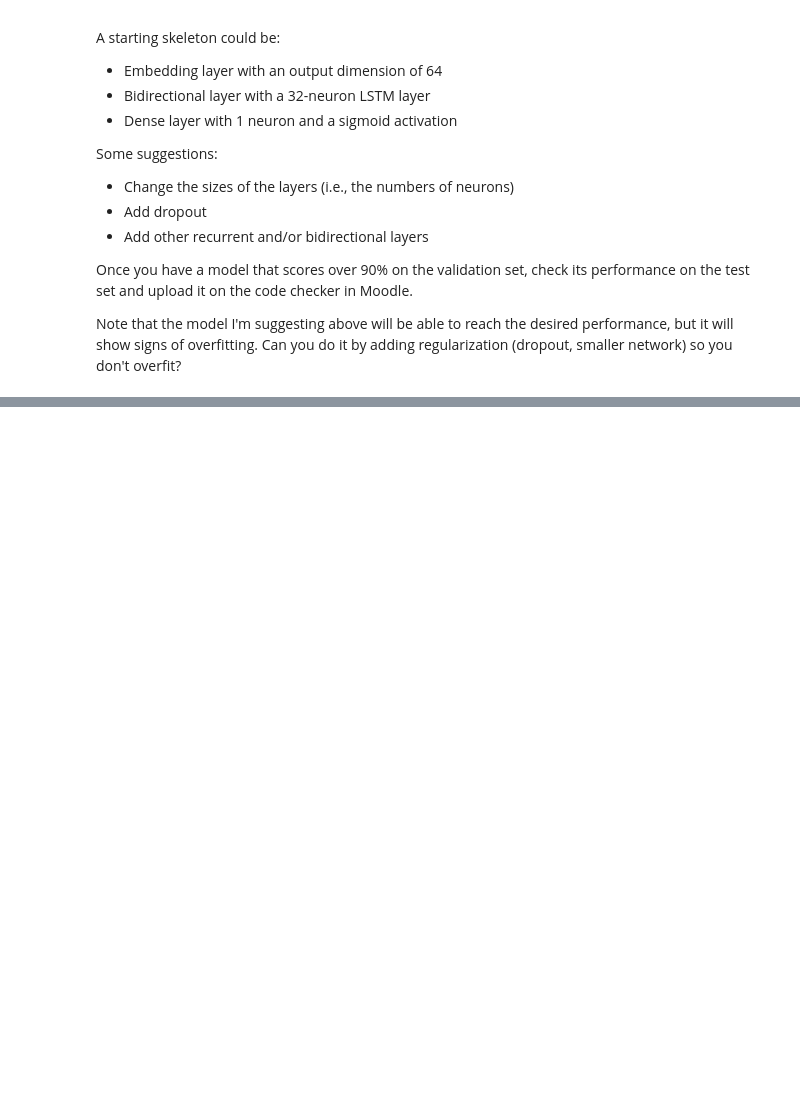
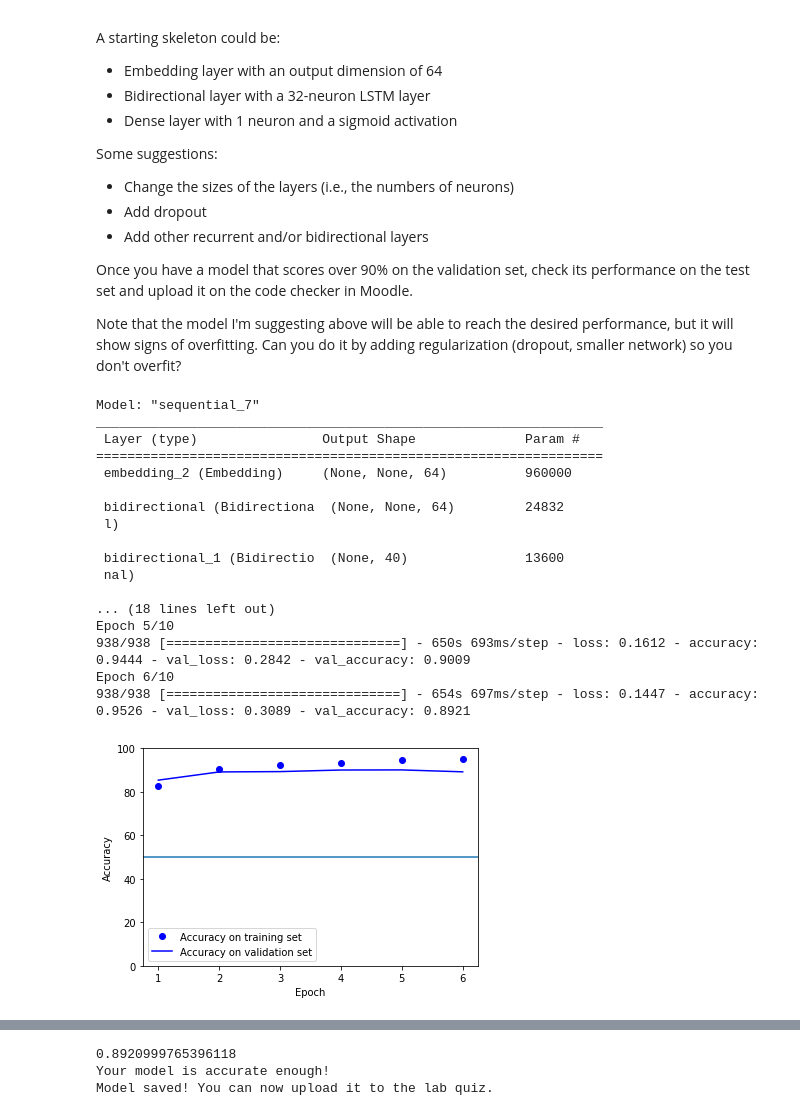
Before and after one commit to Shrutikapedamkar/CE888, a Jupyter notebook: lab8/rnn.ipynb, the cells around one changed output, grey strips where cells are left out. Saved outputs shown, nothing was run; the diff lists cells and outputs as text; code cells hidden in the pictures; blank space fills up the shorter version.

```diff
--- a/lab8/rnn.ipynb
+++ b/lab8/rnn.ipynb
@@ -744,23 +765,46 @@ Note that the model I'm suggesting above will be able to reach the desired perfo
 # %%
 n_ = 10  # number of epochs. You can edit this
 
 model = models.Sequential()
 # YOUR CODE HERE!
 
-
+model.add(layers.Embedding(max_features, 64))
+model.add(layers.Bidirectional(layers.LSTM(32, return_sequences=True)))
+model.add(layers.Bidirectional(layers.LSTM(20)))
+model.add(layers.Dropout(0.5))
+model.add(layers.Dense(1, activation="sigmoid"))
 # I DON'T RECOMMEND THAT YOU CHANGE CODE AFTER THIS POINT
 model.compile(optimizer="rmsprop", loss="binary_crossentropy", metrics=["accuracy"])
 
 print(model.summary())
 
 # This model will take a long time to train, so we add an early stopping criterion
 # I've also added a ModelCheckpoint that will save the best model according to val_accuracy regardless of whether we continue training
 callbacks = [EarlyStopping(monitor='val_accuracy', patience=1),
              ModelCheckpoint("model.keras", save_best_only=True, monitor="val_accuracy", mode='max')]
 
 history = model.fit(x_train, y_train, batch_size=batch_size, epochs=n_,
                     validation_data=(x_val, y_val),
                     callbacks=callbacks)
 plot_hist_classif(history)
 model = keras.models.load_model("model.keras")
 print('Test Accuracy = %.2f' % model.evaluate(x_test, y_test)[1])
+# %% [output]
+Model: "sequential_7"
+_________________________________________________________________
+ Layer (type)                Output Shape              Param #
+=================================================================
+ embedding_2 (Embedding)     (None, None, 64)          960000
+
+ bidirectional (Bidirectiona  (None, None, 64)         24832
+ l)
+
+ bidirectional_1 (Bidirectio  (None, 40)               13600
+ nal)
+
+... (18 lines left out)
+Epoch 5/10
+938/938 [==============================] - 650s 693ms/step - loss: 0.1612 - accuracy: 0.9444 - val_loss: 0.2842 - val_accuracy: 0.9009
+Epoch 6/10
+938/938 [==============================] - 654s 697ms/step - loss: 0.1447 - accuracy: 0.9526 - val_loss: 0.3089 - val_accuracy: 0.8921
+[figure, added]
@@ -767,13 +813,16 @@ print('Test Accuracy = %.2f' % model.evaluate(x_test, y_test)[1])
 # %%
 if model.count_params() > 1000000:
     print("Due to memory constraints on Moodle, the lab quiz has a 10MB limit on your model size, so you need to use a smaller model to validate through the auto-marker.")
-
-if history.history["val_accuracy"][-1] > 0.9:
+print(history.history["val_accuracy"][-1])
+if history.history["val_accuracy"][-1] >= 0.88:
     print("Your model is accurate enough!")
+    keras.models.save_model(model, "/content/drive/My Drive/Data_Science_and_Decision_Making/LAB8/" + "Model5.h5",save_format='h5')
+    print('Model saved! You can now upload it to the lab quiz.')
 
 else:
     print("Accuracy is below the threshold!")
-    raise Exception("Your model isn't accurate enough to pass the progress checker!")
 # Save the model into a local folder
-keras.models.save_model(model, "Model.h5",save_format='h5')
-print('Model saved! You can now upload it to the lab quiz.')
+# %% [output]
+0.8920999765396118
+Your model is accurate enough!
+Model saved! You can now upload it to the lab quiz.
```
Also changed, not shown: parts of 26 cells of this notebook.
